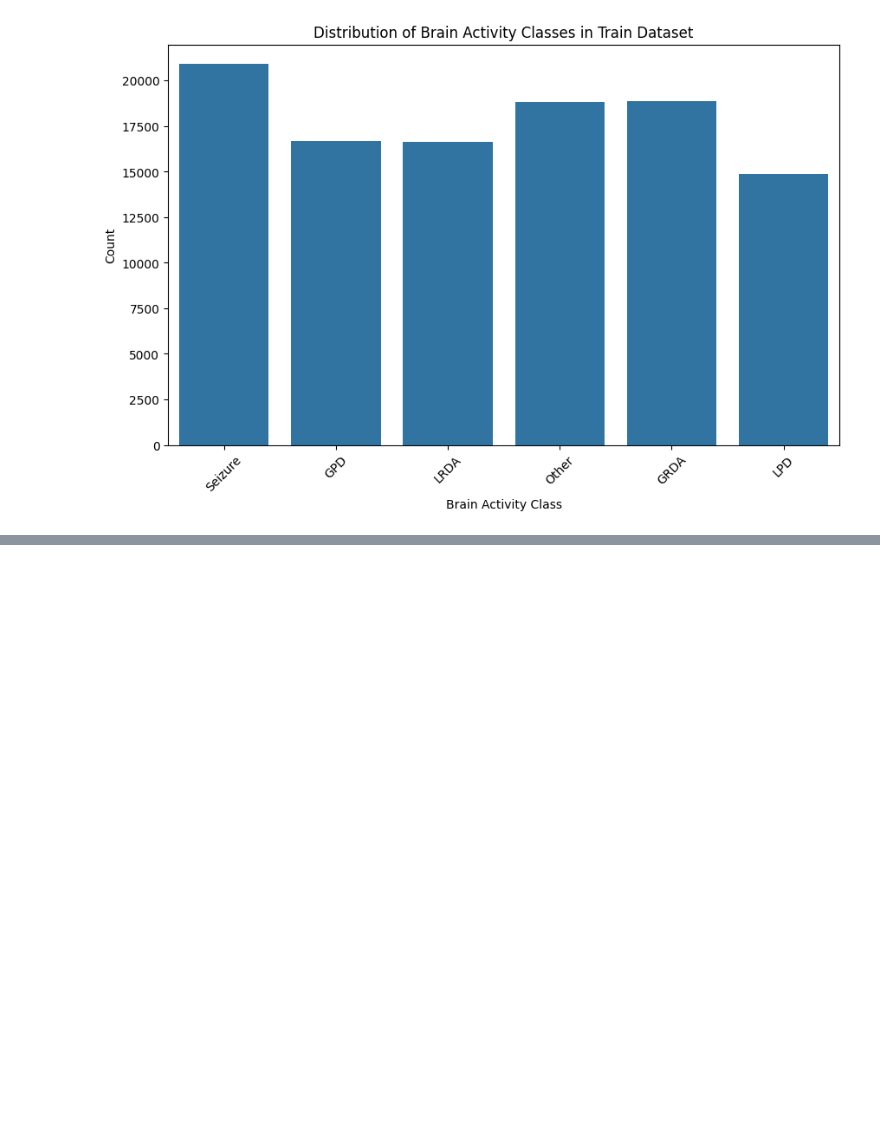
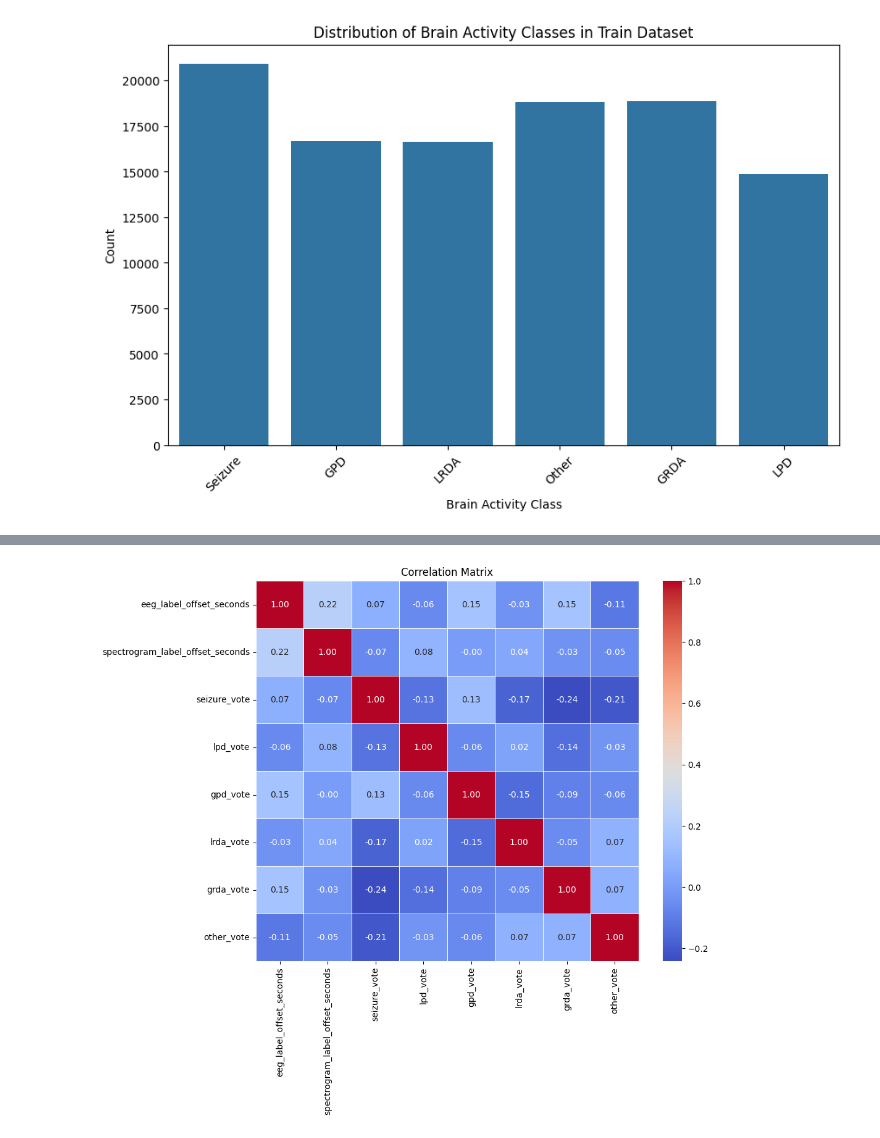
Before and after one commit to miatsivitse/Harmful-Brain-Activity-Classification, a Jupyter notebook: HBA_DataExploration.ipynb, the cells around one changed output, grey strips where cells are left out. Cells and saved outputs as stored; diff of their text form; code cells hidden in the pictures; blank space fills up the shorter version.

```diff
--- a/HBA_DataExploration.ipynb
+++ b/HBA_DataExploration.ipynb
@@ -79,0 +83,19 @@ plt.show()
+# %%
+from sklearn.preprocessing import OneHotEncoder, StandardScaler
+from sklearn.model_selection import train_test_split
+
+##One Hot Encoding
+
+#Encode the 'expert_consensus' column
+encoder = OneHotEncoder(sparse=False)
+encoded_labels = encoder.fit_transform(train_data[['expert_consensus']])
+encoded_labels_df = pd.DataFrame(encoded_labels, columns=encoder.categories_[0])
+
+#Concatenate encoded labels
+train_data_encoded = pd.concat([train_data, encoded_labels_df], axis=1)
+train_data_encoded.drop(columns=['expert_consensus'], inplace=True)
+
+#Print class mapping
+print("Class Mapping:")
+for i, label in enumerate(encoder.categories_[0]):
+    print(f"{i}: {label}")
@@ -79,0 +184,9 @@ plt.show()
+# %%
+##Correlation matrix
+correlation_matrix = train_data_encoded[numerical_features].corr()
+plt.figure(figsize=(10, 8))
+sns.heatmap(correlation_matrix, annot=True, cmap='coolwarm', fmt=".2f", linewidths=0.5)
+plt.title('Correlation Matrix')
+plt.show()
+# %% [output]
+[figure, added]
```
Also changed, not shown: parts of 7 cells of this notebook.
